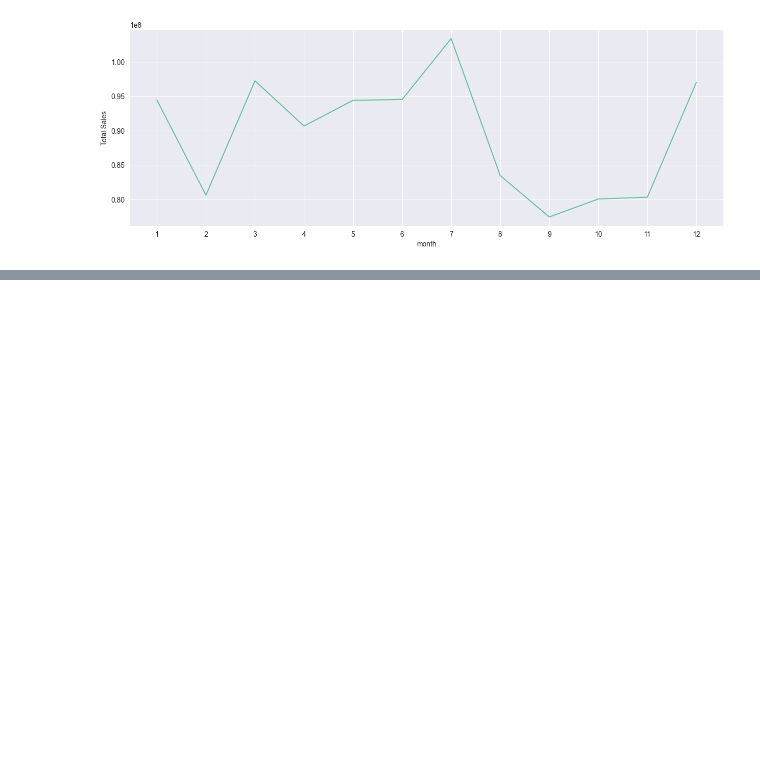
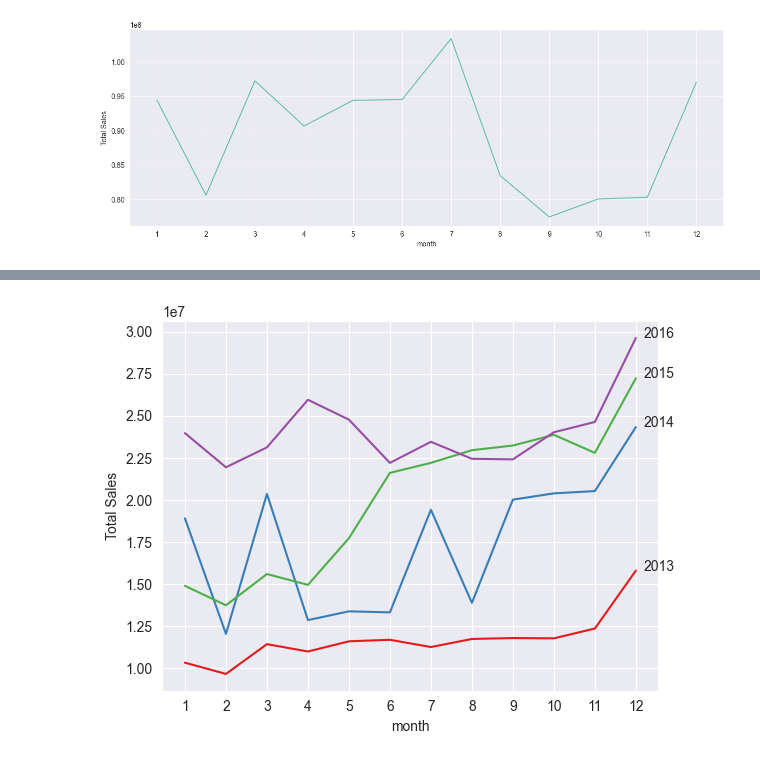
Before and after one commit to aakmalf/projects, a Jupyter notebook: store-sales/data.ipynb, the cells around one changed output, grey strips where cells are left out. Saved outputs shown, nothing was run; the diff lists cells and outputs as text; code cells hidden in the pictures; blank space fills up the shorter version.

```diff
--- a/store-sales/data.ipynb
+++ b/store-sales/data.ipynb
@@ -506,0 +552,20 @@ plt.show()
+# %%
+year = train_viz.groupby(["year","month"])["sales"].sum().reset_index()
+
+sns.lineplot(x="month", y="sales", hue="year", data=year, palette="Set1", legend = False)
+
+
+for year_value in year["year"].unique():
+    subset = year[year["year"] == year_value]
+    last_point = subset.tail(1)
+    plt.annotate(year_value, xy=(last_point["month"].values[0], last_point["sales"].values[0]),
+                 xytext=(last_point["month"].values[0] + 0.2, last_point["sales"].values[0]))
+
+
+plt.xticks(np.arange(1, 13))
+plt.ylabel("Total Sales")
+
+
+plt.show()
+# %% [output]
+[figure, added]
```
Also changed, not shown: parts of 93 cells of this notebook.
